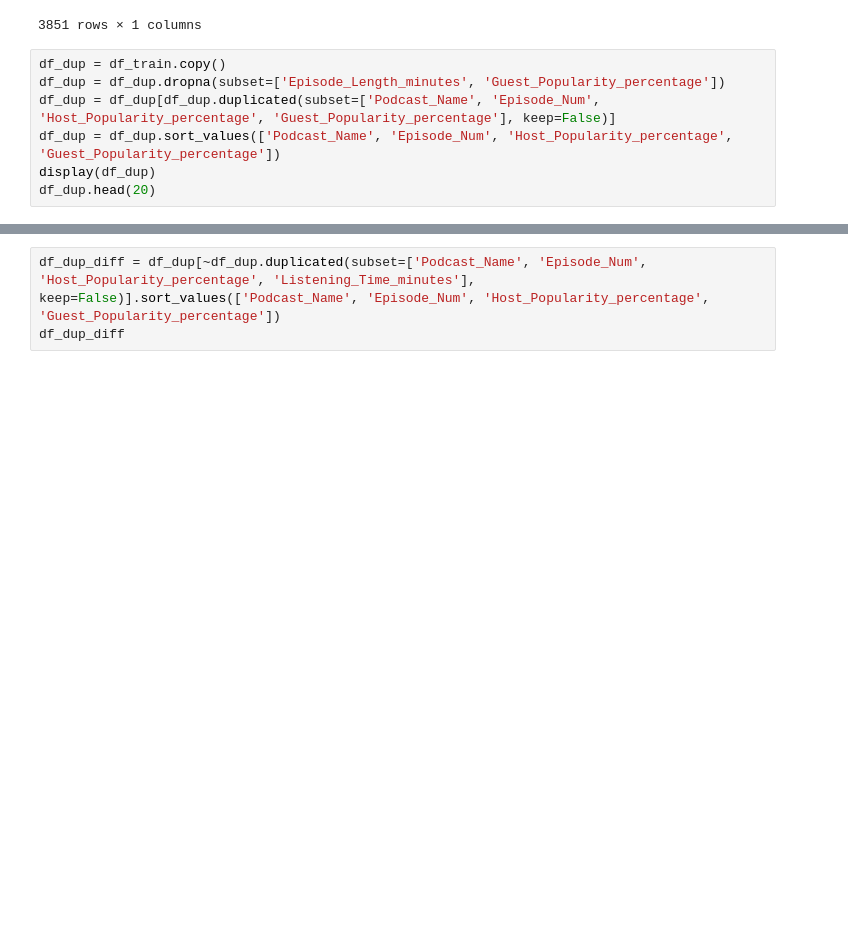
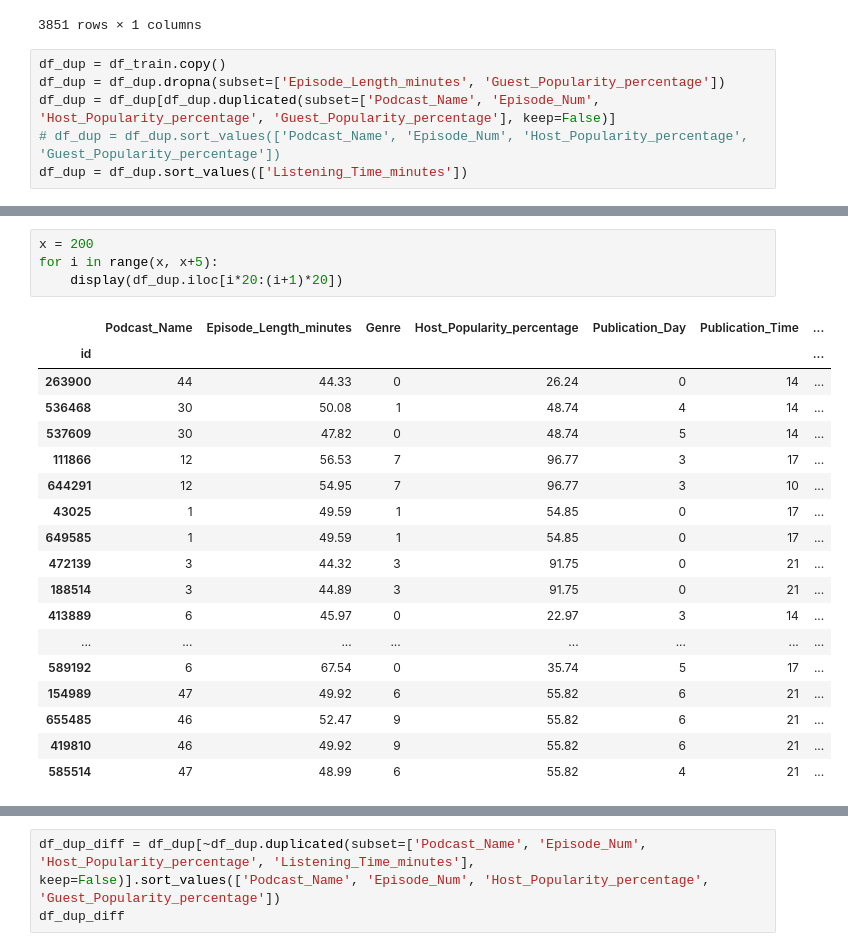
Before and after one commit to masaishi/kaggle-s5e4-6th-solution, a Jupyter notebook: notebooks/eda.ipynb, the cells around one changed output, grey strips where cells are left out. Cells and saved outputs as stored; diff of their text form; blank space fills up the shorter version.

```diff
--- a/notebooks/eda.ipynb
+++ b/notebooks/eda.ipynb
@@ -291,6 +290,5 @@ display(df_sub[df_sub['Listening_Time_minutes'] != 43.37946])
 df_dup = df_train.copy()
 df_dup = df_dup.dropna(subset=['Episode_Length_minutes', 'Guest_Popularity_percentage'])
 df_dup = df_dup[df_dup.duplicated(subset=['Podcast_Name', 'Episode_Num', 'Host_Popularity_percentage', 'Guest_Popularity_percentage'], keep=False)]
-df_dup = df_dup.sort_values(['Podcast_Name', 'Episode_Num', 'Host_Popularity_percentage', 'Guest_Popularity_percentage'])
-display(df_dup)
-df_dup.head(20)
+# df_dup = df_dup.sort_values(['Podcast_Name', 'Episode_Num', 'Host_Popularity_percentage', 'Guest_Popularity_percentage'])
+df_dup = df_dup.sort_values(['Listening_Time_minutes'])
@@ -329,0 +295,23 @@ df_dup.head(20)
+# %%
+x = 200
+for i in range(x, x+5):
+    display(df_dup.iloc[i*20:(i+1)*20])
+# %% [output]
+|  | Podcast_Name | Episode_Length_minutes | Genre | Host_Popularity_percentage | Publication_Day | Publication_Time | ... |
+| id |  |  |  |  |  |  | ... |
+| 263900 | 44 | 44.33 | 0 | 26.24 | 0 | 14 | ... |
+| 536468 | 30 | 50.08 | 1 | 48.74 | 4 | 14 | ... |
+| 537609 | 30 | 47.82 | 0 | 48.74 | 5 | 14 | ... |
+| 111866 | 12 | 56.53 | 7 | 96.77 | 3 | 17 | ... |
+| 644291 | 12 | 54.95 | 7 | 96.77 | 3 | 10 | ... |
+| 43025 | 1 | 49.59 | 1 | 54.85 | 0 | 17 | ... |
+| 649585 | 1 | 49.59 | 1 | 54.85 | 0 | 17 | ... |
+| 472139 | 3 | 44.32 | 3 | 91.75 | 0 | 21 | ... |
+| 188514 | 3 | 44.89 | 3 | 91.75 | 0 | 21 | ... |
+| 413889 | 6 | 45.97 | 0 | 22.97 | 3 | 14 | ... |
+| ... | ... | ... | ... | ... | ... | ... | ... |
+| 589192 | 6 | 67.54 | 0 | 35.74 | 5 | 17 | ... |
+| 154989 | 47 | 49.92 | 6 | 55.82 | 6 | 21 | ... |
+| 655485 | 46 | 52.47 | 9 | 55.82 | 6 | 21 | ... |
+| 419810 | 46 | 49.92 | 9 | 55.82 | 6 | 21 | ... |
+| 585514 | 47 | 48.99 | 6 | 55.82 | 4 | 21 | ... |
```
Also changed, not shown: parts of 5 cells of this notebook, 3 other files.
